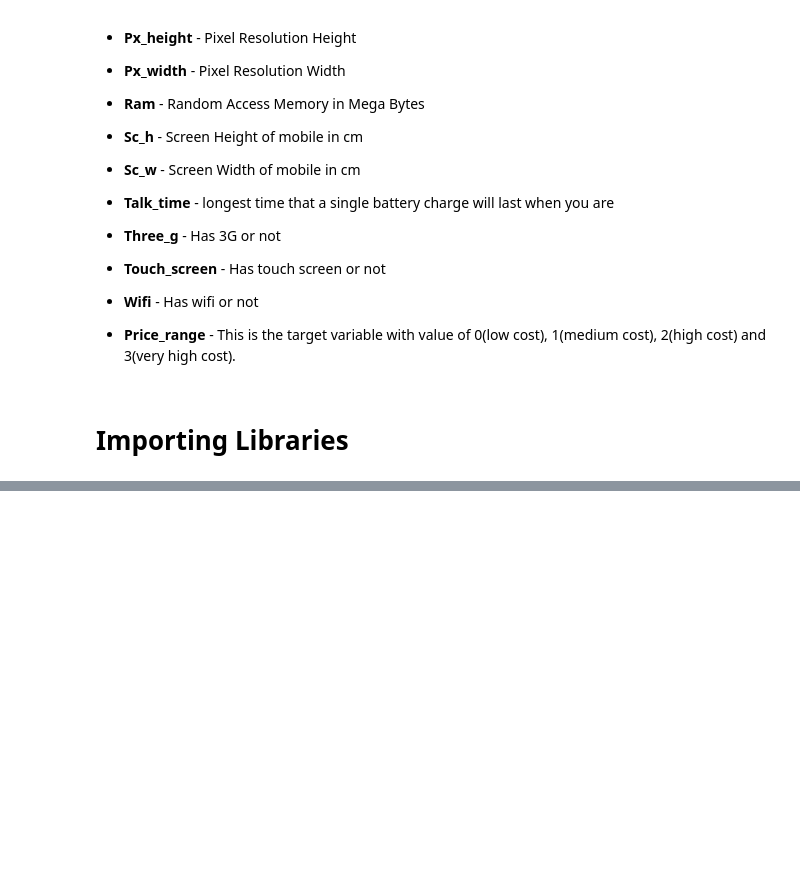
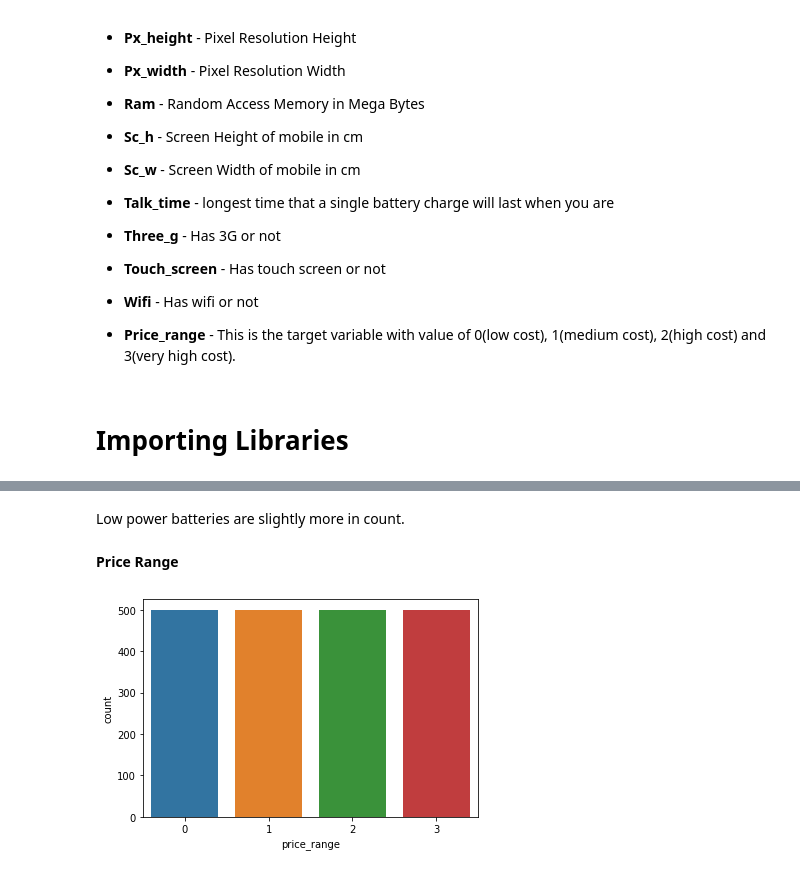
Before and after one commit to tpattanaik/Mobile-Price-Range-Prediction, a Jupyter notebook: Mobile_Price_Range_Prediction.ipynb, the cells around one changed output, grey strips where cells are left out. Drawn from its saved outputs; the diff is of its cells as text; code cells hidden in the pictures; blank space fills up the shorter version.

```diff
--- a/Mobile_Price_Range_Prediction.ipynb
+++ b/Mobile_Price_Range_Prediction.ipynb
@@ -69,0 +223,9 @@ import seaborn as sns
+# %% [markdown]
+Low power batteries are slightly more in count.
+# %% [markdown]
+**Price Range**
+# %%
+sns.countplot(data['price_range'])
+plt.show()
+# %% [output]
+[figure, added]
```
Also changed, not shown: parts of 70 cells of this notebook.
